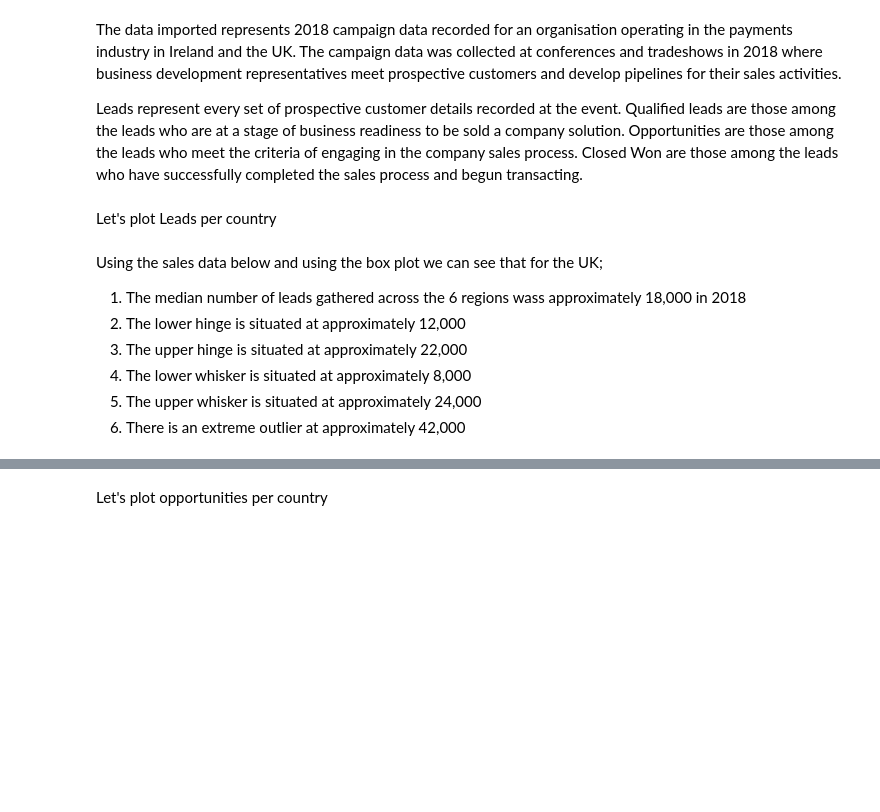
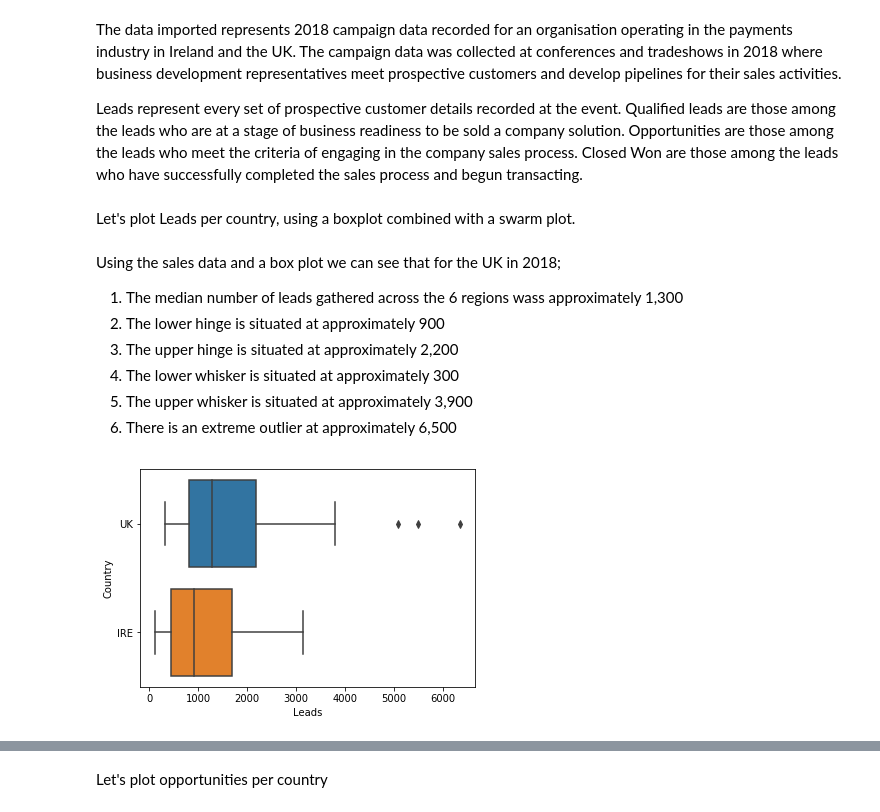
Before and after one commit to G00364690/Box-plot, a Jupyter notebook: FDA-Project.ipynb, the cells around one changed output, grey strips where cells are left out. Drawn from its saved outputs; the diff is of its cells as text; code cells hidden in the pictures; blank space fills up the shorter version.

```diff
--- a/FDA-Project.ipynb
+++ b/FDA-Project.ipynb
@@ -72,13 +65,23 @@ Qualified leads are those among the leads who are at a stage of business readine
 Opportunities are those among the leads who meet the criteria of engaging in the company sales process.
 Closed Won are those among the leads who have successfully completed the sales process and begun transacting.
 # %% [markdown]
-Let's plot Leads per country
+Let's plot Leads per country, using a boxplot combined with a swarm plot.
 # %% [markdown]
-Using the sales data below and using the box plot we can see that for the UK;
+Using the sales data and a box plot we can see that for the UK in 2018;
 
-1. The median number of leads gathered across the 6 regions wass approximately 18,000 in 2018
-2. The lower hinge is situated at approximately 12,000
-3. The upper hinge is situated at approximately 22,000
-4. The lower whisker is situated at approximately 8,000
-5. The upper whisker is situated at approximately 24,000
-6. There is an extreme outlier at approximately 42,000
+1. The median number of leads gathered across the 6 regions wass approximately 1,300
+2. The lower hinge is situated at approximately 900
+3. The upper hinge is situated at approximately 2,200
+4. The lower whisker is situated at approximately 300
+5. The upper whisker is situated at approximately 3,900
+6. There is an extreme outlier at approximately 6,500
+# %%
+import seaborn as sns
+import matplotlib.pyplot as plt
+
+df = pd.read_csv("monthlysalesdata.csv")
+plt.figure(figsize=(6,4))
+sns.boxplot(x="Leads",y="Country",data=df)
+plt.show()
+# %% [output]
+[figure, added]
```
Also changed, not shown: parts of 17 cells of this notebook, 1 other file.
